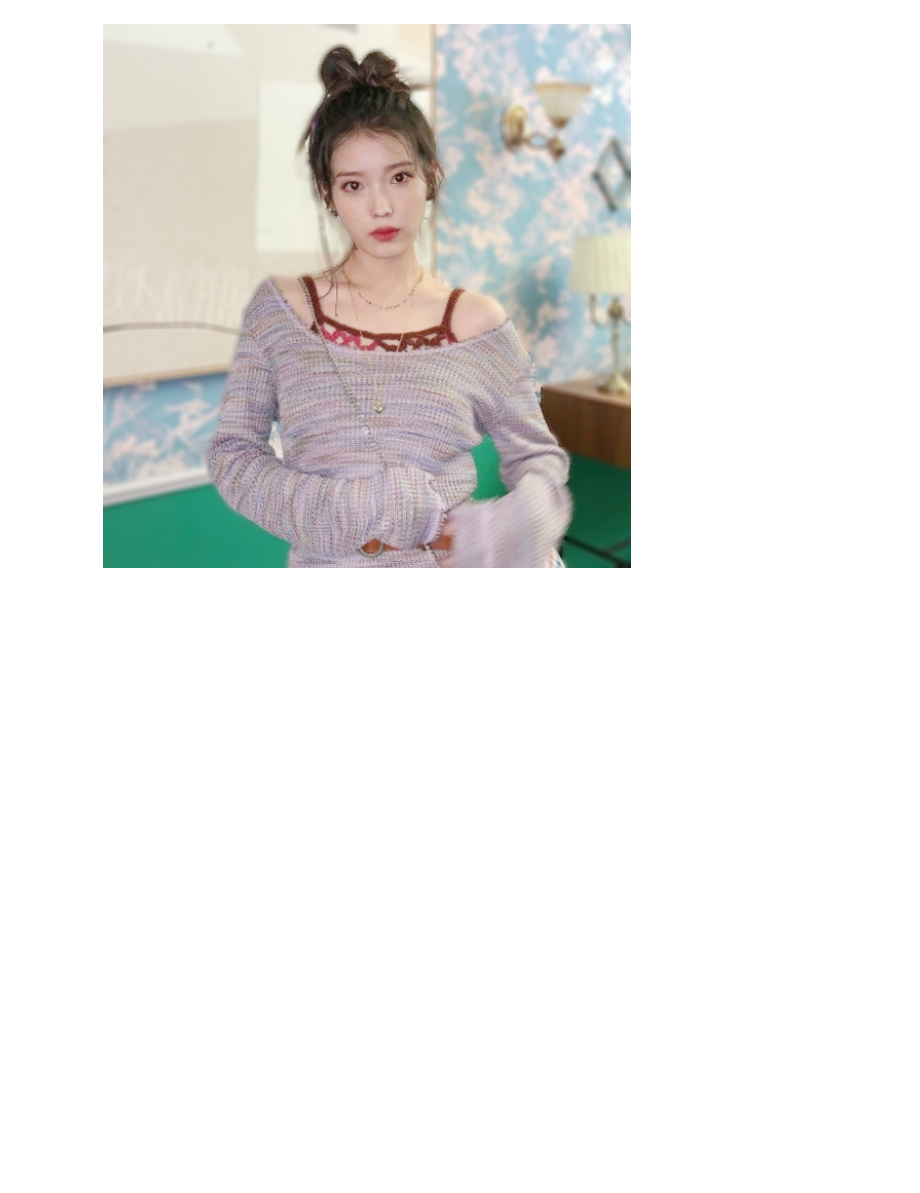
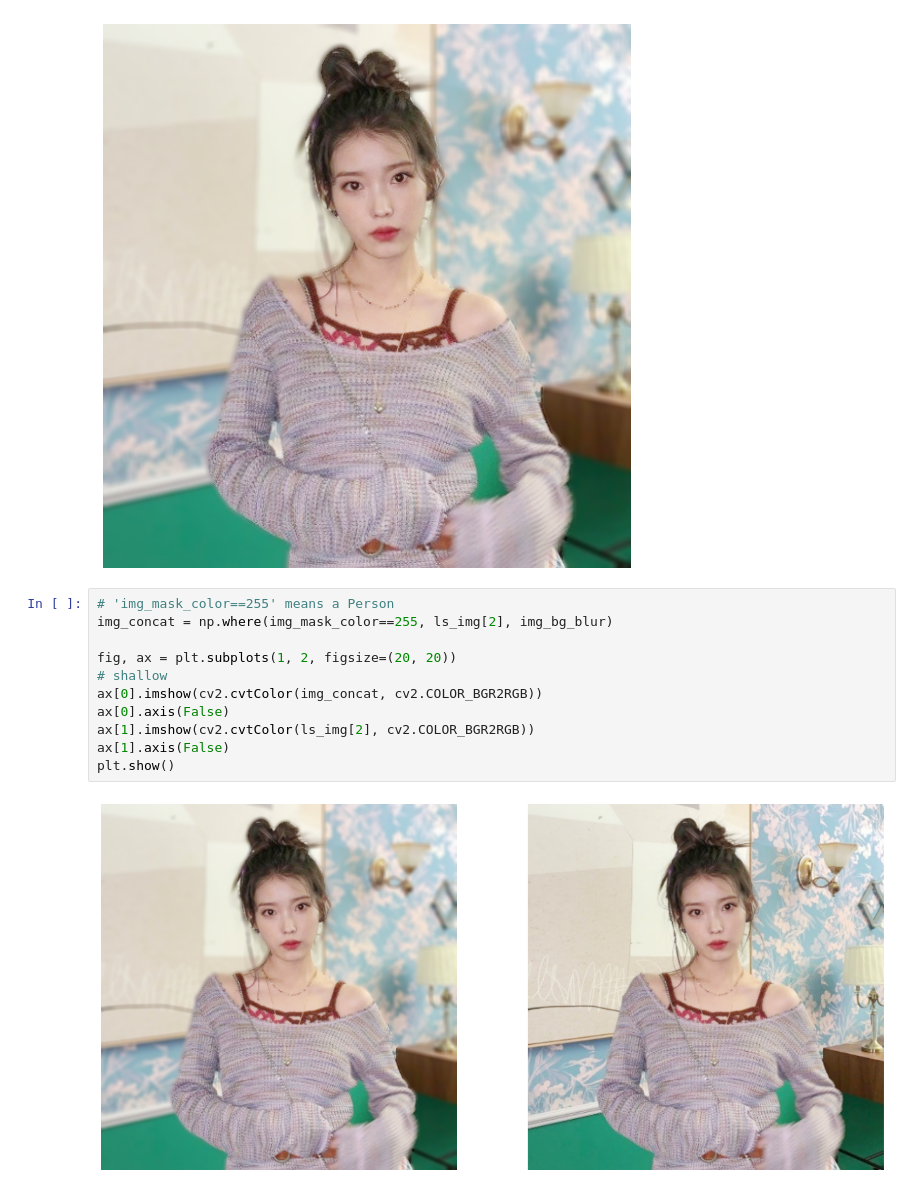
Before and after one commit to jujemu/Aiffel, a Jupyter notebook: EX/Ex-10/[Ex-10]Portrait.ipynb, the cells around one changed output. Saved outputs shown, nothing was run; the diff lists cells and outputs as text; blank space fills up the shorter version.

```diff
--- a/EX/Ex-10/[Ex-10]Portrait.ipynb
+++ b/EX/Ex-10/[Ex-10]Portrait.ipynb
@@ -268,3 +275,16 @@ plt.axis(False)
 plt.show()
 # %% [output]
 [figure]
+# %%
+# 'img_mask_color==255' means a Person
+img_concat = np.where(img_mask_color==255, ls_img[2], img_bg_blur)
+
+fig, ax = plt.subplots(1, 2, figsize=(20, 20))
+# shallow
+ax[0].imshow(cv2.cvtColor(img_concat, cv2.COLOR_BGR2RGB))
+ax[0].axis(False)
+ax[1].imshow(cv2.cvtColor(ls_img[2], cv2.COLOR_BGR2RGB))
+ax[1].axis(False)
+plt.show()
+# %% [output]
+[figure, added]
```
Also changed, not shown: parts of 9 cells of this notebook, 3 other files.
